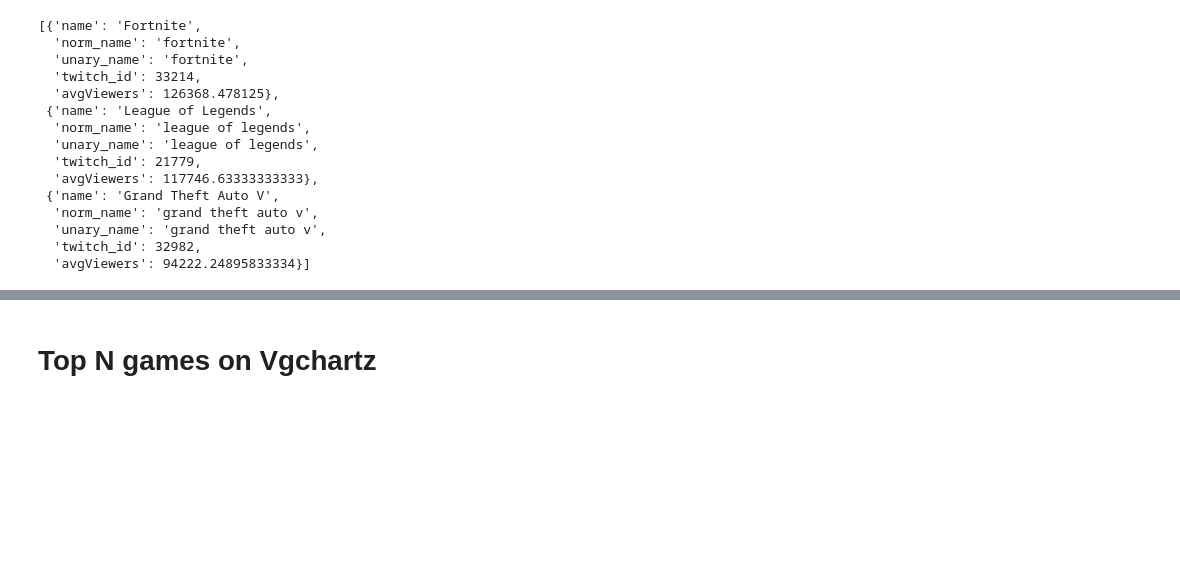
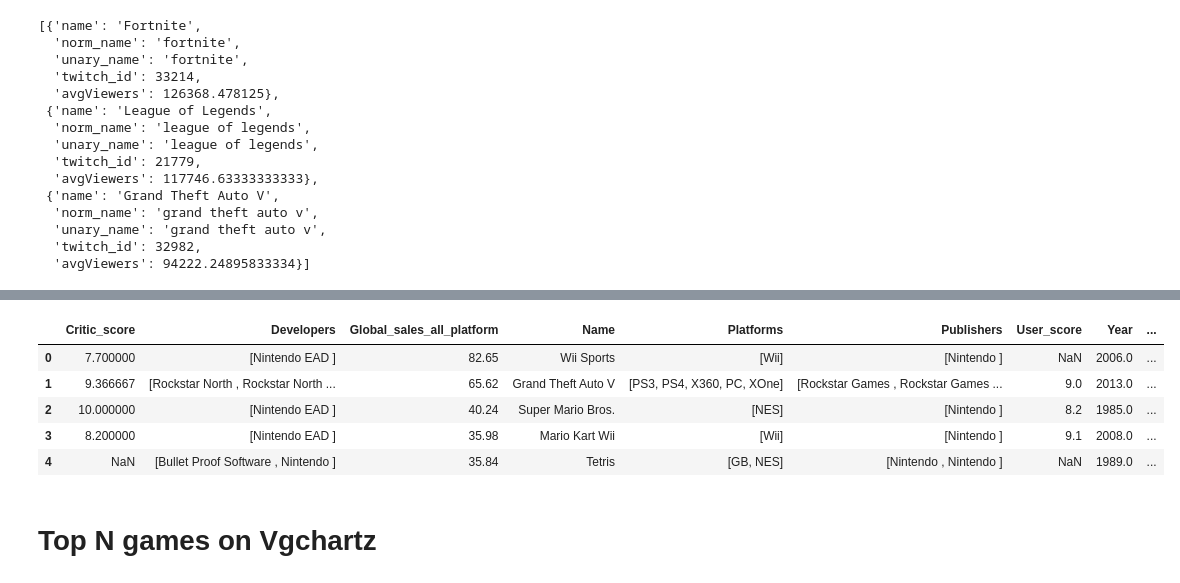
Before and after one commit to hechmik/videogames_buzz, a Jupyter notebook: notebooks/games_selection.ipynb, the cells around one changed output, grey strips where cells are left out. Saved outputs shown, nothing was run; the diff lists cells and outputs as text; code cells hidden in the pictures; blank space fills up the shorter version.

Commit message:
Add MongoDB pipeline for performing basic data manipulation on vgchartz

```diff
--- a/notebooks/games_selection.ipynb
+++ b/notebooks/games_selection.ipynb
@@ -124,0 +129,3 @@ top_twitch_df = pd.DataFrame(top_twitch)
+# %%
+db_vg = client.vgchartz
+top_games_vg = db_vg.top_games
@@ -124,0 +170,28 @@ top_twitch_df = pd.DataFrame(top_twitch)
+# %%
+vgchartz_pipeline = [
+     { "$addFields": {
+         "Critic_Score_norm": {"$cond":
+             { "if": { "$eq": [ "$Critic_Score", np.nan ] },
+                   "then": "null",
+                   "else": "$Critic_Score" }},
+         "User_Score_norm": {"$cond":
+             { "if": { "$eq": [ "$User_Score", np.nan ] },
+                   "then": "null",
+                   "else": "$User_Score" }}
+        }
+     },
+    { "$group": {
+        "_id": "$Name",
+        "Name": {"$first":"$Name"},
+        "Global_sales_all_platform": {"$sum": "$Global_Sales"},
+        "Year": {"$first": "$Year"},
+        "Critic_score": {"$avg":"$Critic_Score_norm"},
+        "User_score": {"$avg":"$User_Score_norm"},
+        "Publishers": {"$push": {"$concat":["$Publisher"]}},
+        "Developers": {"$push": {"$concat":["$Developer"]}},
+        "Platforms": {"$push": {"$concat":["$Platform"]}}
+        }
+    },
+       {"$sort": {"Global_sales_all_platform": -1} }]
+top_vgchartz = list(top_games_vg.aggregate(vgchartz_pipeline))
+top_vgchartz[0:10]
@@ -125,3 +216,13 @@ top_twitch_df = pd.DataFrame(top_twitch)
+# %%
+vgchartz_df = pd.DataFrame.from_dict(top_vgchartz)
+vgchartz_df.head(5)
+# %% [output]
+|  | Critic_score | Developers | Global_sales_all_platform | Name | Platforms | Publishers | User_score | Year | ... |
+| 0 | 7.700000 | [Nintendo EAD ] | 82.65 | Wii Sports | [Wii] | [Nintendo ] | NaN | 2006.0 | ... |
+| 1 | 9.366667 | [Rockstar North , Rockstar North ... | 65.62 | Grand Theft Auto V | [PS3, PS4, X360, PC, XOne] | [Rockstar Games , Rockstar Games ... | 9.0 | 2013.0 | ... |
+| 2 | 10.000000 | [Nintendo EAD ] | 40.24 | Super Mario Bros. | [NES] | [Nintendo ] | 8.2 | 1985.0 | ... |
+| 3 | 8.200000 | [Nintendo EAD ] | 35.98 | Mario Kart Wii | [Wii] | [Nintendo ] | 9.1 | 2008.0 | ... |
+| 4 | NaN | [Bullet Proof Software , Nintendo ] | 35.84 | Tetris | [GB, NES] | [Nintendo , Nintendo ] | NaN | 1989.0 | ... |
 # %% [markdown]
 # Top N games on Vgchartz
 # %%
```
Also changed, not shown: parts of 8 cells of this notebook.
